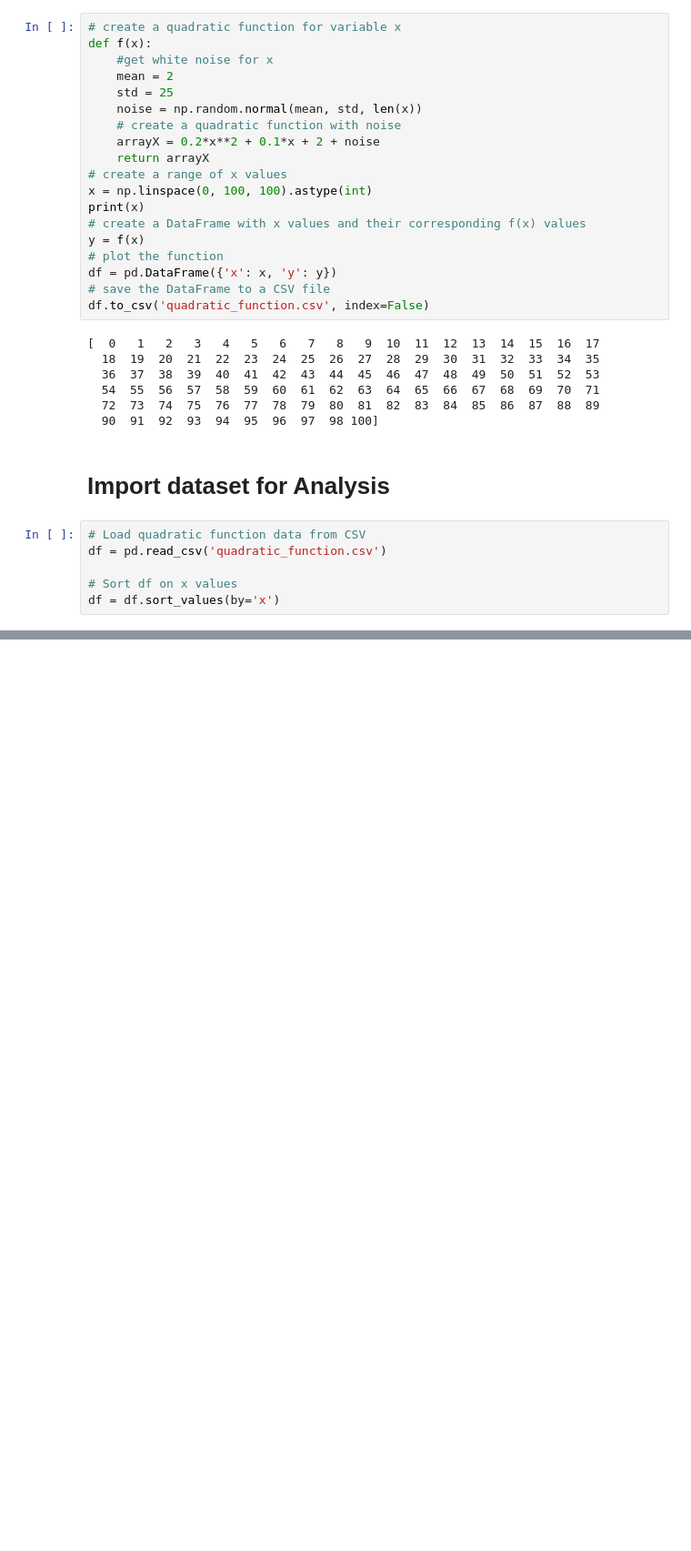
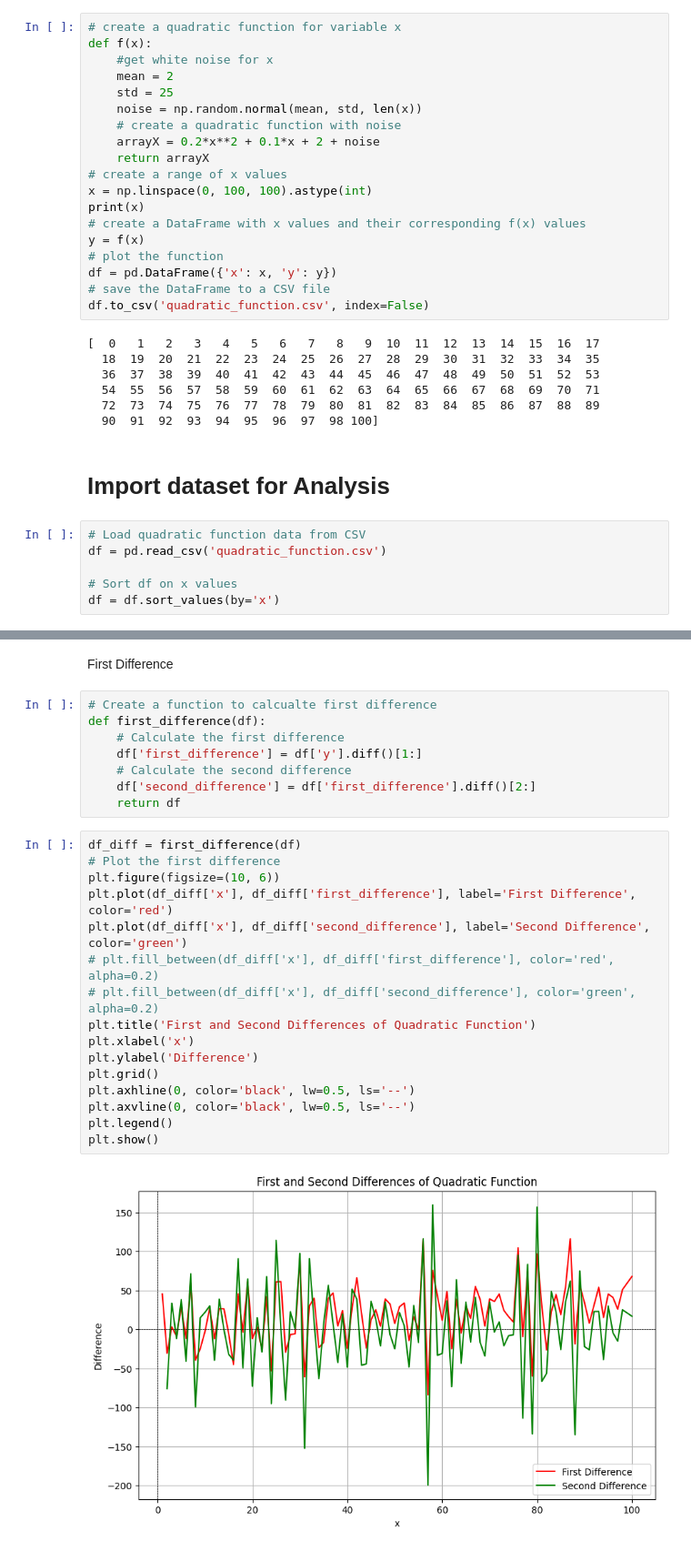
Before and after one commit to myAccountArun/experiments, a Jupyter notebook: sample_timeseries01.ipynb, the cells around one changed output, grey strips where cells are left out. Shown at 91% size. Cells and saved outputs as stored; diff of their text form; blank space fills up the shorter version.

```diff
--- a/sample_timeseries01.ipynb
+++ b/sample_timeseries01.ipynb
@@ -55,0 +56,28 @@ plt.show()
+# %% [markdown]
+First Difference
+# %%
+# Create a function to calcualte first difference
+def first_difference(df):
+    # Calculate the first difference
+    df['first_difference'] = df['y'].diff()[1:]
+    # Calculate the second difference
+    df['second_difference'] = df['first_difference'].diff()[2:]
+    return df
+# %%
+df_diff = first_difference(df)
+# Plot the first difference
+plt.figure(figsize=(10, 6))
+plt.plot(df_diff['x'], df_diff['first_difference'], label='First Difference', color='red')
+plt.plot(df_diff['x'], df_diff['second_difference'], label='Second Difference', color='green')
+# plt.fill_between(df_diff['x'], df_diff['first_difference'], color='red', alpha=0.2)
+# plt.fill_between(df_diff['x'], df_diff['second_difference'], color='green', alpha=0.2)
+plt.title('First and Second Differences of Quadratic Function')
+plt.xlabel('x')
+plt.ylabel('Difference')
+plt.grid()
+plt.axhline(0, color='black', lw=0.5, ls='--')
+plt.axvline(0, color='black', lw=0.5, ls='--')
+plt.legend()
+plt.show()
+# %% [output]
+[figure, added]
```
Also changed, not shown: parts of 1 cell of this notebook, 2 other files.
